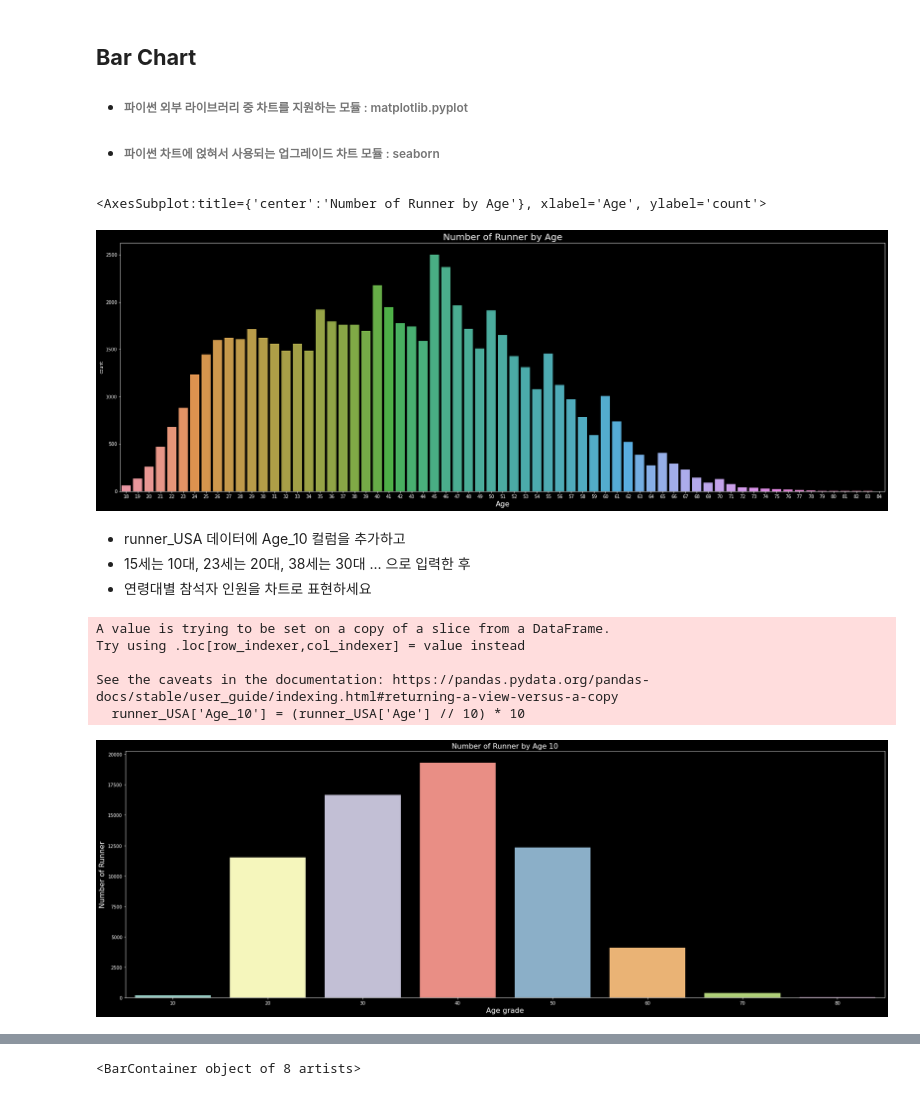
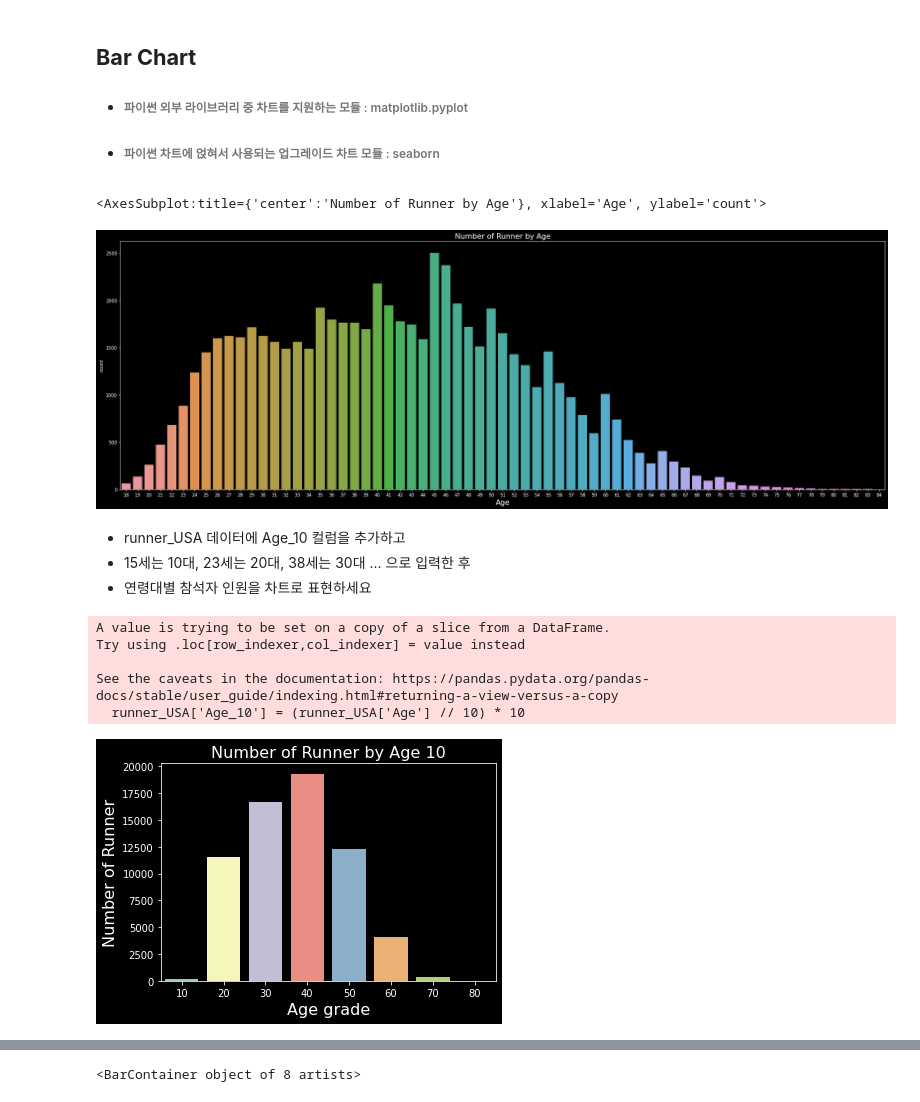
Before and after one commit to Junohera/PythonBasic2021, a Jupyter notebook: 02_DataAnalysis/07_Chart01_Bar.ipynb, the cells around one changed output, grey strips where cells are left out. Saved outputs shown, nothing was run; the diff lists cells and outputs as text; code cells hidden in the pictures.

```diff
--- a/02_DataAnalysis/07_Chart01_Bar.ipynb
+++ b/02_DataAnalysis/07_Chart01_Bar.ipynb
@@ -6,3 +6,5 @@ pd.options.display.max_columns = 25
 
 marathonDf = pd.read_csv('./marathon/marathon_merge[2015~2017].csv')
 marathonDf.shape
+
+font = {'size': 16, 'color': 'white'}
@@ -51,14 +51,14 @@ plt.figure(figsize=(30, 10))
 runner_Age = sns.countplot('Age', data=runner_USA) # 차트의 큰트롤변수
 
 # 제목
-runner_Age.set_title("Number of Runner by Age", fontsize=20)
+runner_Age.set_title("Number of Runner by Age", fontdict=font)
 # x축
-runner_Age.set_xlabel("Age", fontdict={'size': 16})
+runner_Age.set_xlabel("Age", fontdict=font)
 # y축
 runner_Age
 # %% [output]
 <AxesSubplot:title={'center':'Number of Runner by Age'}, xlabel='Age', ylabel='count'>
-[figure, old version]
+[figure, new version]
 # %% [markdown]
 * runner_USA 데이터에 Age_10 컬럼을 추가하고
 * 15세는 10대, 23세는 20대, 38세는 30대 ... 으로 입력한 후
@@ -66,22 +66,18 @@ runner_Age
 # %%
 runner_USA['Age_10'] = (runner_USA['Age'] // 10) * 10
 
-plt.figure(figsize=(30, 10))
 runner_Age_10 = sns.countplot('Age_10', data=runner_USA)
 
-# 제목
-runner_Age_10.set_title("Number of Runner by Age 10", fontdict={'size': 16, 'color': 'white'})
-# x축
-runner_Age_10.set_xlabel("Age grade", fontdict={'size': 16, 'color': 'white'})
-# y축
-runner_Age_10.set_ylabel('Number of Runner', fontdict={'size': 16, 'color': 'white'})
+runner_Age_10.set_title("Number of Runner by Age 10", fontdict=font)
+runner_Age_10.set_xlabel("Age grade", fontdict=font)
+runner_Age_10.set_ylabel('Number of Runner', fontdict=font)
 
 plt.show()
 # %% [output]
 A value is trying to be set on a copy of a slice from a DataFrame.
 Try using .loc[row_indexer,col_indexer] = value instead
 
 See the caveats in the documentation: https://pandas.pydata.org/pandas-docs/stable/user_guide/indexing.html#returning-a-view-versus-a-copy
   runner_USA['Age_10'] = (runner_USA['Age'] // 10) * 10
-[figure, old version]
+[figure, new version]
 # %%
```
Also changed, not shown: parts of 4 cells of this notebook, 4 other files.
